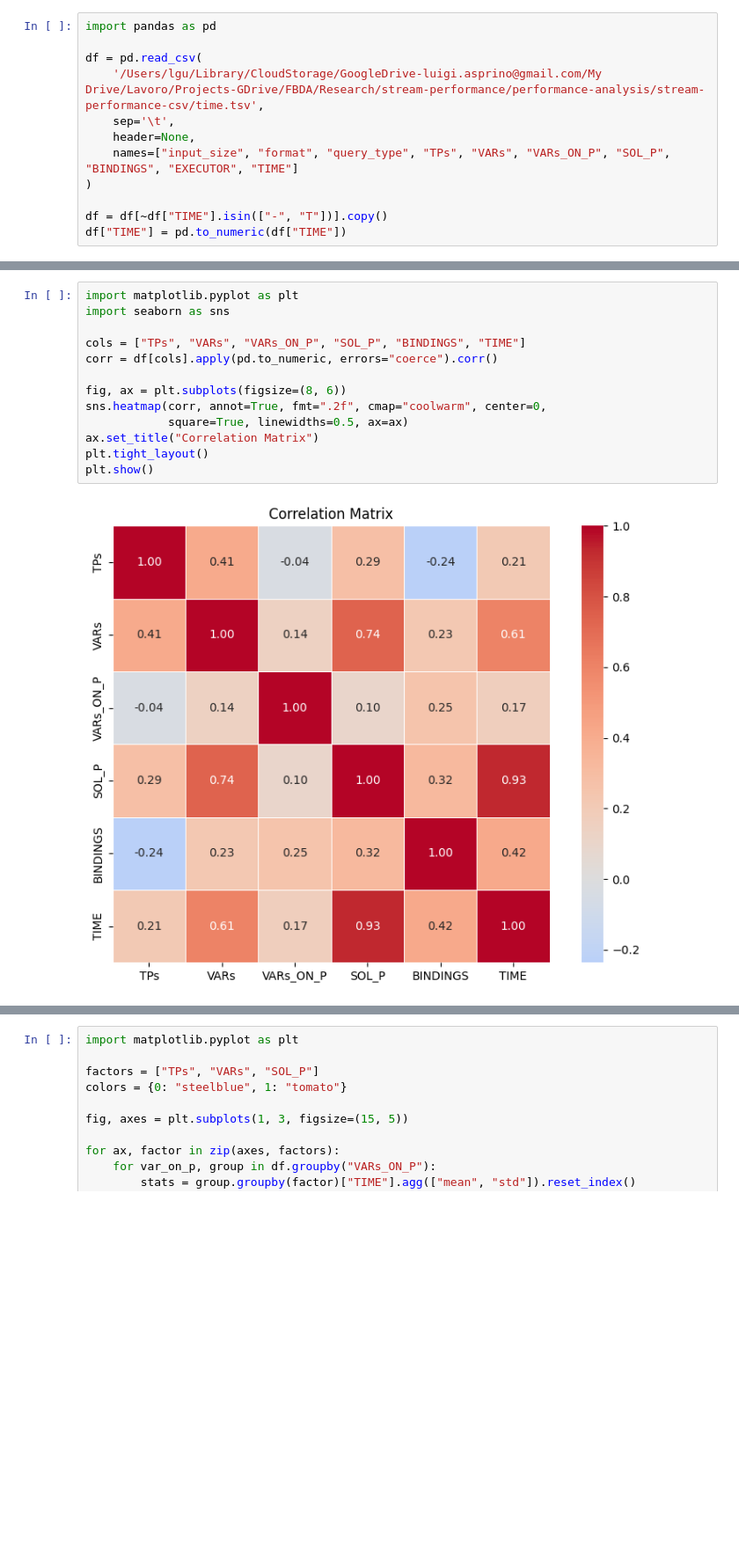
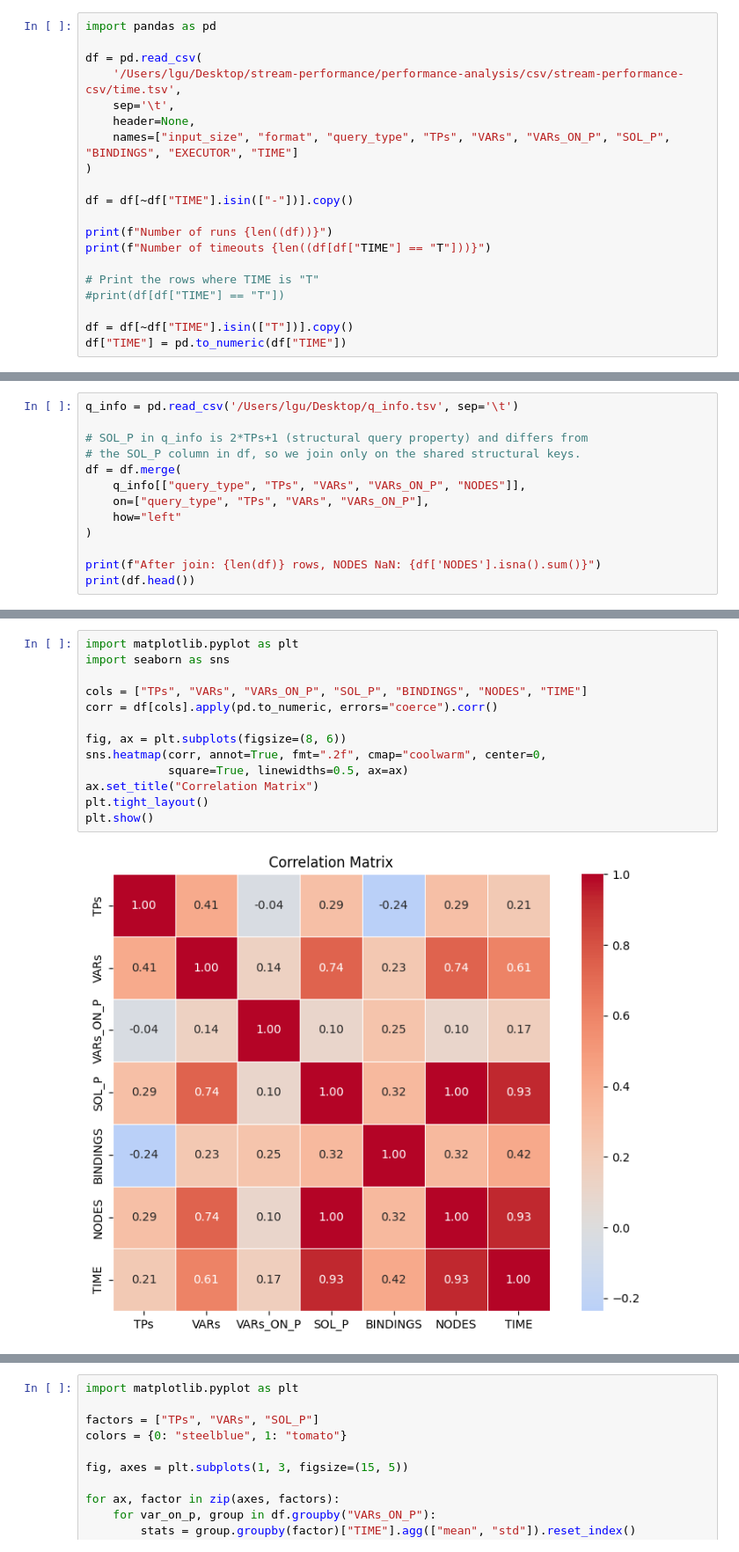
Before and after one commit to SPARQL-Anything/fxbgp, a Jupyter notebook: stream-performance-evaluation/analyse_result_csv.ipynb, the cells around one changed output, grey strips where cells are left out. Shown at 88% size. Drawn from its saved outputs; the diff is of its cells as text; blank space fills up the shorter version.

```diff
--- a/stream-performance-evaluation/analyse_result.ipynb
+++ b/stream-performance-evaluation/analyse_result_csv.ipynb
@@ -2,11 +2,19 @@
 import pandas as pd
 
 df = pd.read_csv(
-    '/Users/lgu/Library/CloudStorage/GoogleDrive-luigi.asprino@gmail.com/My Drive/Lavoro/Projects-GDrive/FBDA/Research/stream-performance/performance-analysis/stream-performance-csv/time.tsv',
+    '/Users/lgu/Desktop/stream-performance/performance-analysis/csv/stream-performance-csv/time.tsv',
     sep='\t',
     header=None,
     names=["input_size", "format", "query_type", "TPs", "VARs", "VARs_ON_P", "SOL_P", "BINDINGS", "EXECUTOR", "TIME"]
 )
 
-df = df[~df["TIME"].isin(["-", "T"])].copy()
+df = df[~df["TIME"].isin(["-"])].copy()
+
+print(f"Number of runs {len((df))}")
+print(f"Number of timeouts {len((df[df["TIME"] == "T"]))}")
+
+# Print the rows where TIME is "T"
+#print(df[df["TIME"] == "T"])
+
+df = df[~df["TIME"].isin(["T"])].copy()
 df["TIME"] = pd.to_numeric(df["TIME"])
@@ -12,0 +24,13 @@ df["TIME"] = pd.to_numeric(df["TIME"])
+# %%
+q_info = pd.read_csv('/Users/lgu/Desktop/q_info.tsv', sep='\t')
+
+# SOL_P in q_info is 2*TPs+1 (structural query property) and differs from
+# the SOL_P column in df, so we join only on the shared structural keys.
+df = df.merge(
+    q_info[["query_type", "TPs", "VARs", "VARs_ON_P", "NODES"]],
+    on=["query_type", "TPs", "VARs", "VARs_ON_P"],
+    how="left"
+)
+
+print(f"After join: {len(df)} rows, NODES NaN: {df['NODES'].isna().sum()}")
+print(df.head())
@@ -13,15 +72,15 @@ df["TIME"] = pd.to_numeric(df["TIME"])
 # %%
 import matplotlib.pyplot as plt
 import seaborn as sns
 
-cols = ["TPs", "VARs", "VARs_ON_P", "SOL_P", "BINDINGS", "TIME"]
+cols = ["TPs", "VARs", "VARs_ON_P", "SOL_P", "BINDINGS", "NODES", "TIME"]
 corr = df[cols].apply(pd.to_numeric, errors="coerce").corr()
 
 fig, ax = plt.subplots(figsize=(8, 6))
 sns.heatmap(corr, annot=True, fmt=".2f", cmap="coolwarm", center=0,
             square=True, linewidths=0.5, ax=ax)
 ax.set_title("Correlation Matrix")
 plt.tight_layout()
 plt.show()
 # %% [output]
-[figure, old version]
+[figure, new version]
```
Also changed, not shown: parts of 7 cells of this notebook, 7 other files.
